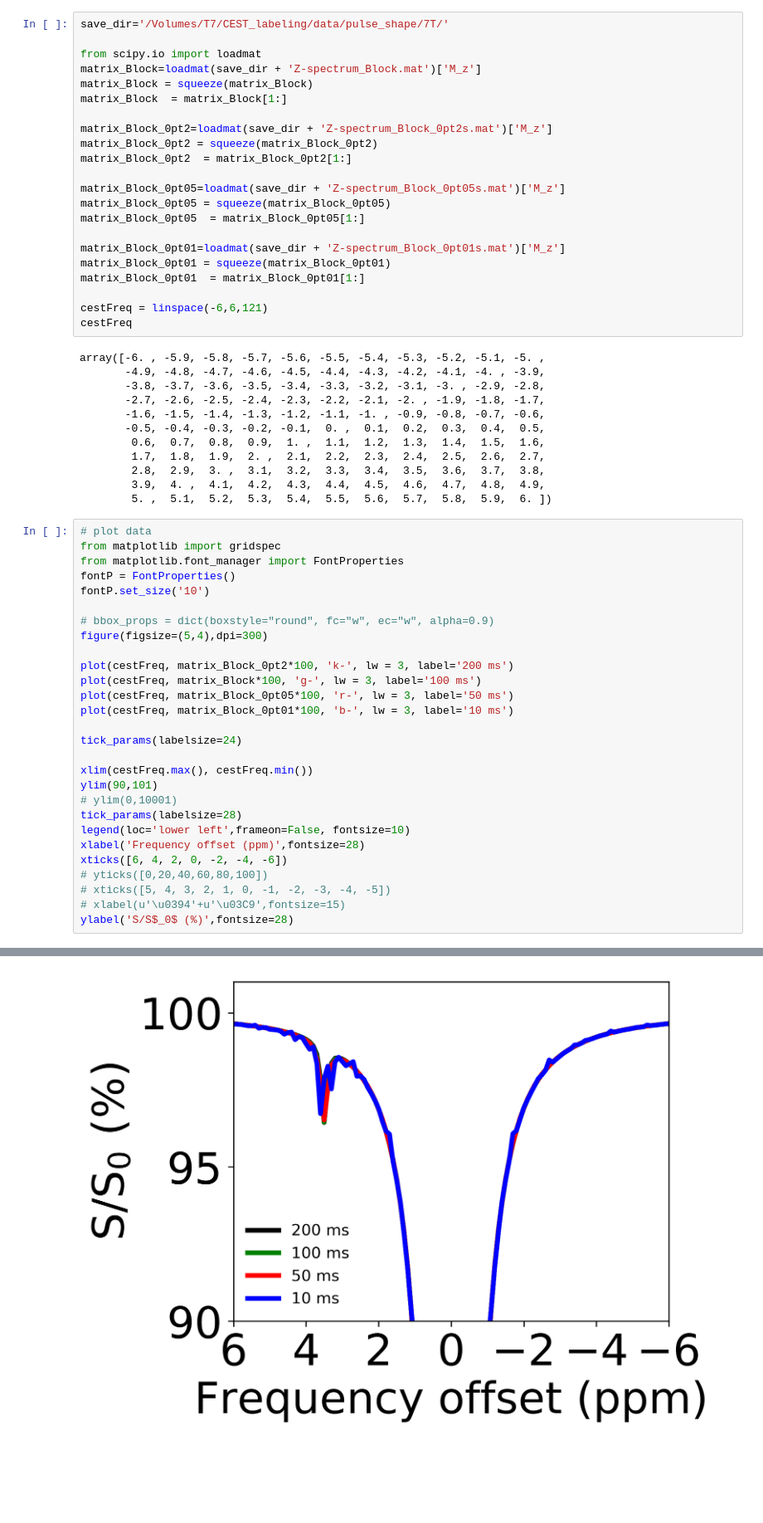
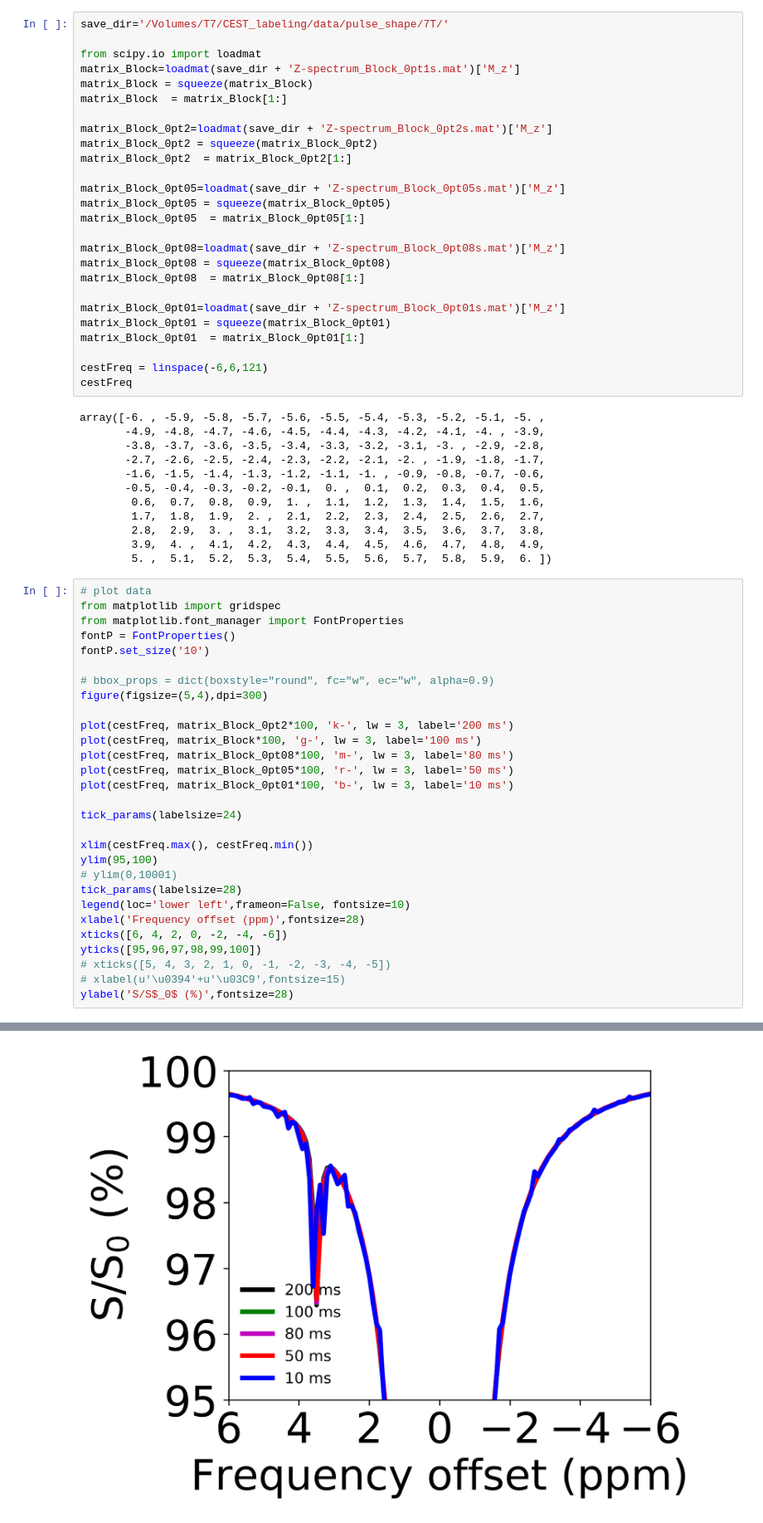
Before and after one commit to ChongxueBie/RF-labeling-techniques-in-CEST-MRI, a Jupyter notebook: py2-pulsedCEST-shapes-alpha-PTR-Figure5&6.ipynb, the cells around one changed output, grey strips where cells are left out. Shown at 83% size. Drawn from its saved outputs; the diff is of its cells as text; blank space fills up the shorter version.

```diff
--- a/py2-pulsedCEST-shapes-alpha-PTR-Figure5&6.ipynb
+++ b/py2-pulsedCEST-shapes-alpha-PTR-Figure5&6.ipynb
@@ -794,7 +496,7 @@ fig.show()
 save_dir='/Volumes/T7/CEST_labeling/data/pulse_shape/7T/'
 
 from scipy.io import loadmat
-matrix_Block=loadmat(save_dir + 'Z-spectrum_Block.mat')['M_z']
+matrix_Block=loadmat(save_dir + 'Z-spectrum_Block_0pt1s.mat')['M_z']
 matrix_Block = squeeze(matrix_Block)
 matrix_Block  = matrix_Block[1:]
 
@@ -806,6 +508,10 @@ matrix_Block_0pt05=loadmat(save_dir + 'Z-spectrum_Block_0pt05s.mat')['M_z']
 matrix_Block_0pt05 = squeeze(matrix_Block_0pt05)
 matrix_Block_0pt05  = matrix_Block_0pt05[1:]
 
+matrix_Block_0pt08=loadmat(save_dir + 'Z-spectrum_Block_0pt08s.mat')['M_z']
+matrix_Block_0pt08 = squeeze(matrix_Block_0pt08)
+matrix_Block_0pt08  = matrix_Block_0pt08[1:]
+
 matrix_Block_0pt01=loadmat(save_dir + 'Z-spectrum_Block_0pt01s.mat')['M_z']
 matrix_Block_0pt01 = squeeze(matrix_Block_0pt01)
 matrix_Block_0pt01  = matrix_Block_0pt01[1:]
@@ -827,31 +533,32 @@ array([-6. , -5.9, -5.8, -5.7, -5.6, -5.5, -5.4, -5.3, -5.2, -5.1, -5. ,
 # %%
 # plot data
 from matplotlib import gridspec
 from matplotlib.font_manager import FontProperties
 fontP = FontProperties()
 fontP.set_size('10')
 
 # bbox_props = dict(boxstyle="round", fc="w", ec="w", alpha=0.9)
 figure(figsize=(5,4),dpi=300)
 
 plot(cestFreq, matrix_Block_0pt2*100, 'k-', lw = 3, label='200 ms')
 plot(cestFreq, matrix_Block*100, 'g-', lw = 3, label='100 ms')
+plot(cestFreq, matrix_Block_0pt08*100, 'm-', lw = 3, label='80 ms')
 plot(cestFreq, matrix_Block_0pt05*100, 'r-', lw = 3, label='50 ms')
 plot(cestFreq, matrix_Block_0pt01*100, 'b-', lw = 3, label='10 ms')
 
 tick_params(labelsize=24)
 
 xlim(cestFreq.max(), cestFreq.min())
-ylim(90,101)
+ylim(95,100)
 # ylim(0,10001)
 tick_params(labelsize=28)
 legend(loc='lower left',frameon=False, fontsize=10)
 xlabel('Frequency offset (ppm)',fontsize=28)
 xticks([6, 4, 2, 0, -2, -4, -6])
-# yticks([0,20,40,60,80,100])
+yticks([95,96,97,98,99,100])
 # xticks([5, 4, 3, 2, 1, 0, -1, -2, -3, -4, -5])
 # xlabel(u'\u0394'+u'\u03C9',fontsize=15)
 ylabel('S/S$_0$ (%)',fontsize=28)
 # %% [output]
 Text(0,0.5,'S/S$_0$ (%)')
-[figure, old version]
+[figure, new version]
```
Also changed, not shown: parts of 24 cells of this notebook.
